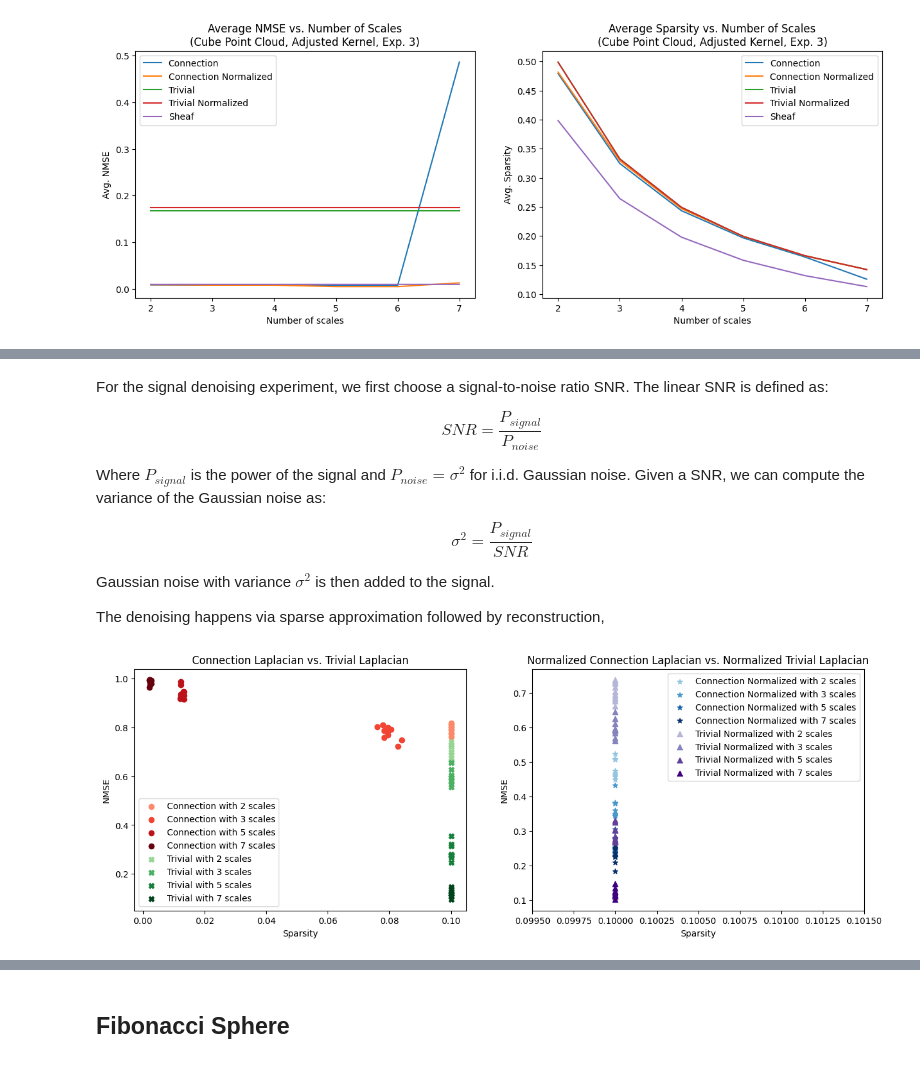
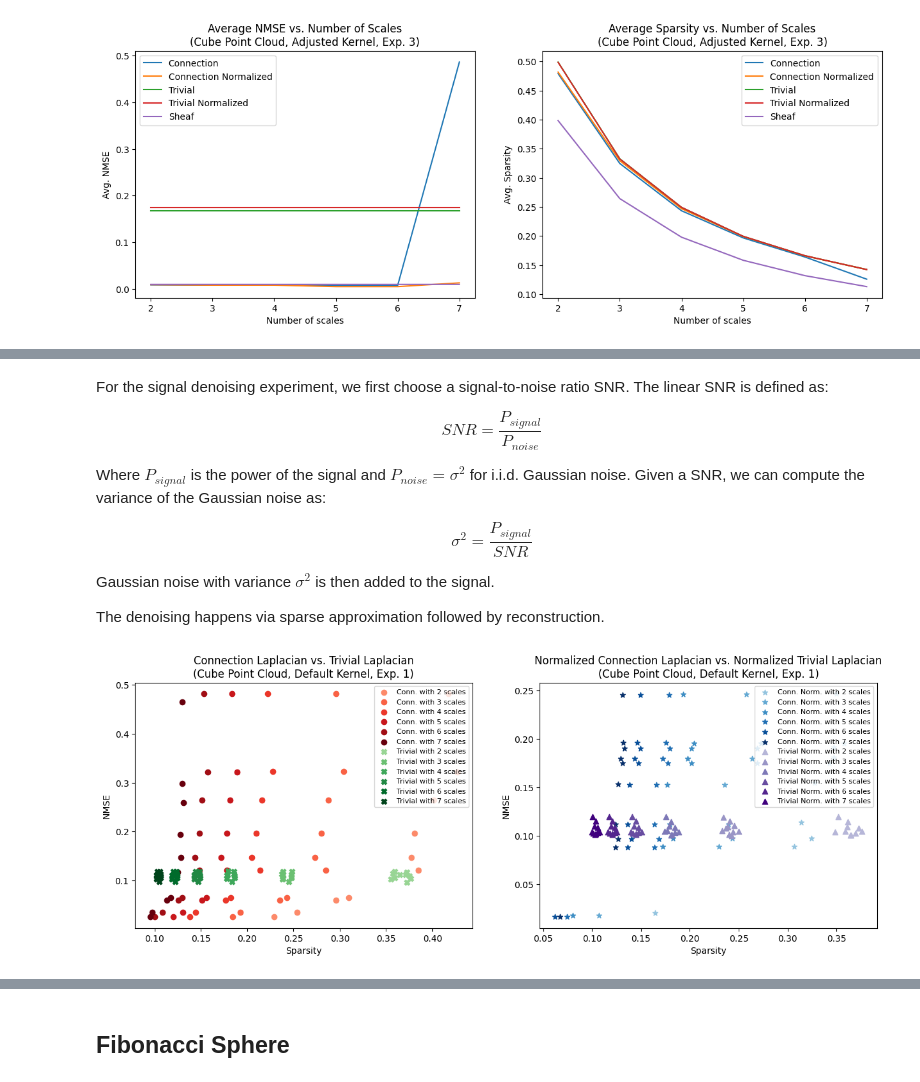
Before and after one commit to gmaurer08/sheaf-signal-processing, a Jupyter notebook: main.ipynb, the cells around one changed output, grey strips where cells are left out. Saved outputs shown, nothing was run; the diff lists cells and outputs as text; code cells hidden in the pictures.

Commit message:
updates denoising

```diff
--- a/main.ipynb
+++ b/main.ipynb
@@ -233,7 +233,7 @@ $$
 
 Gaussian noise with variance $\sigma^2$ is then added to the signal.
 
-The denoising happens via sparse approximation followed by reconstruction,
+The denoising happens via sparse approximation followed by reconstruction.
 # %%
 import python.tsp as tsp
 import importlib
@@ -272,11 +272,11 @@ with open('results/denoising_default_kernel/cube_snr_gain_SNR_10.pkl', 'wb') as
     pickle.dump(snr_gain_results, f)
 # %%
-sparsity_results = pickle.load(open('results/denoising_default_kernel/cube_sparsity_SNR_10.pkl', 'rb'))
-nmse_results = pickle.load(open('results/denoising_default_kernel/cube_nmse_SNR_10.pkl', 'rb'))
-snr_rec_results = pickle.load(open('results/denoising_default_kernel/cube_snr_rec_SNR_10.pkl', 'rb'))
-snr_gain_results = pickle.load(open('results/denoising_default_kernel/cube_snr_gain_SNR_10.pkl', 'rb'))
+sparsity_results1 = pickle.load(open('results/cube/denoising/adjusted kernel/SNR_10/sparsity_1.pkl', 'rb'))
+nmse_results1 = pickle.load(open('results/cube/denoising/adjusted kernel/SNR_10/nmse_1.pkl', 'rb'))
+snr_rec_results1 = pickle.load(open('results/cube/denoising/adjusted kernel/SNR_10/snr_rec_1.pkl', 'rb'))
+snr_gain_results1 = pickle.load(open('results/cube/denoising/adjusted kernel/SNR_10/snr_gain_1.pkl', 'rb'))
 # %%
-plot_sparsity_vs_nmse(num_scales, sparsity_results, nmse_results)
+plot_sparsity_vs_nmse(num_scales, sparsity_results1, nmse_results1, subtitle='(Cube Point Cloud, Default Kernel, Exp. 1)')
 # %% [output]
-[figure, old version]
+[figure, new version]
 # %%
```
Also changed, not shown: parts of 10 cells of this notebook, 11 other files.
